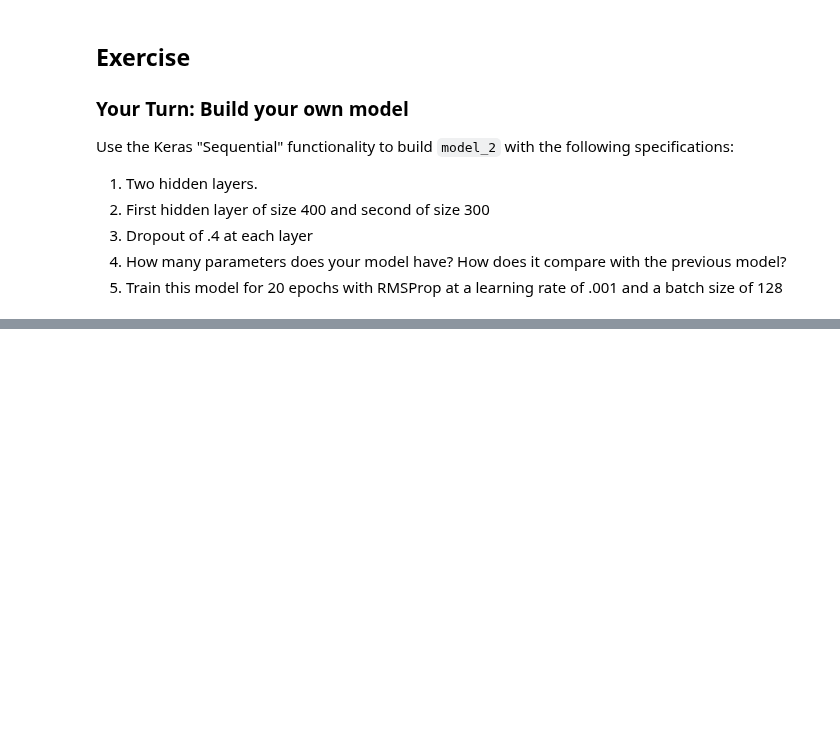
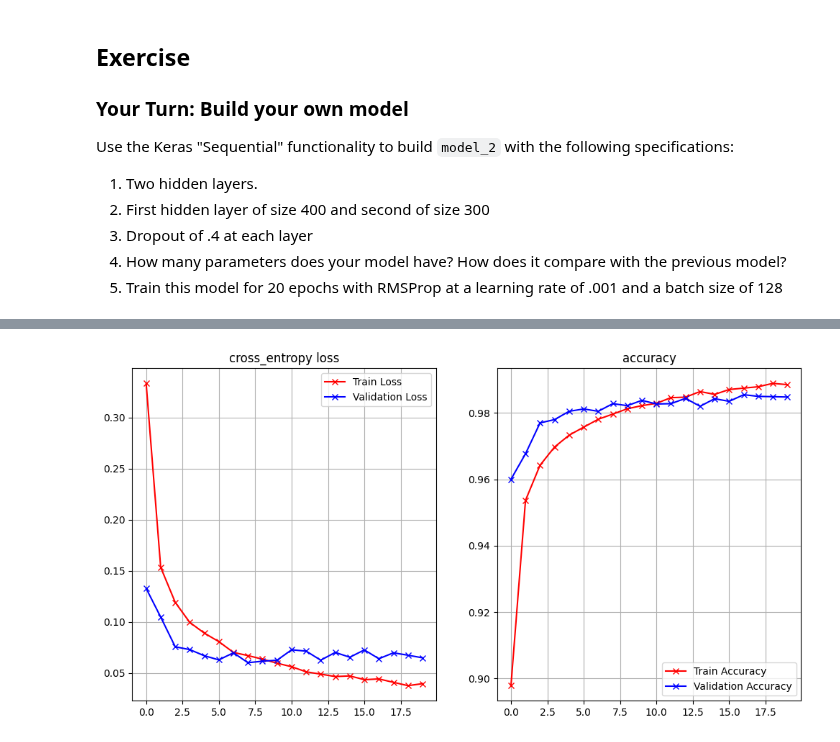
Before and after one commit to vmleroy/ic-cefet, a Jupyter notebook: 5-Redes-Neurais/Keras_MNIST_HW.ipynb, the cells around one changed output, grey strips where cells are left out. Saved outputs shown, nothing was run; the diff lists cells and outputs as text; code cells hidden in the pictures; blank space fills up the shorter version.

```diff
--- a/5-Redes-Neurais/Keras_MNIST_HW.ipynb
+++ b/5-Redes-Neurais/Keras_MNIST_HW.ipynb
@@ -206,0 +208,11 @@ Use the Keras "Sequential" functionality to build `model_2` with the following s
+# %%
+### Build your model here
+model_2 = Sequential([
+    Dense(400,  activation='relu', input_shape=(784,)),
+    Dropout(0.4),
+    Dense(300, activation='relu' ),
+    Dropout(0.4),
+    Dense(10, activation = "softmax")
+])
+
+model_2.summary()
@@ -206,0 +242,10 @@ Use the Keras "Sequential" functionality to build `model_2` with the following s
+# %%
+model_2.compile(RMSprop(learning_rate=0.001), loss='categorical_crossentropy', metrics=['accuracy'])
+# %%
+history_2 = model_2.fit(
+    x_train, y_train,
+    batch_size=128,
+    epochs=20,
+    verbose=1,
+    validation_data=(x_test, y_test)
+)
@@ -207,3 +270,7 @@ Use the Keras "Sequential" functionality to build `model_2` with the following s
+# %%
+plot_loss_accuracy(history_2)
+# %% [output]
+[figure, added]
 # %% [markdown]
 ## Think about the following questions
 
```
Also changed, not shown: parts of 16 cells of this notebook.
